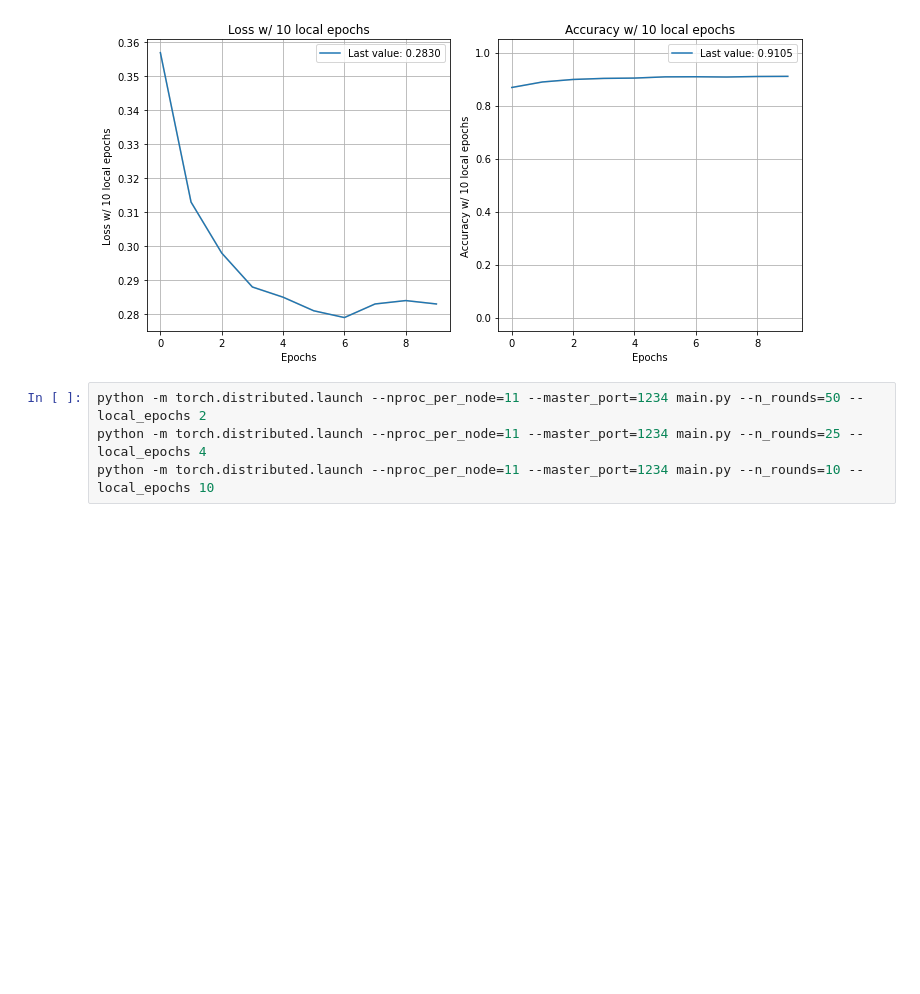
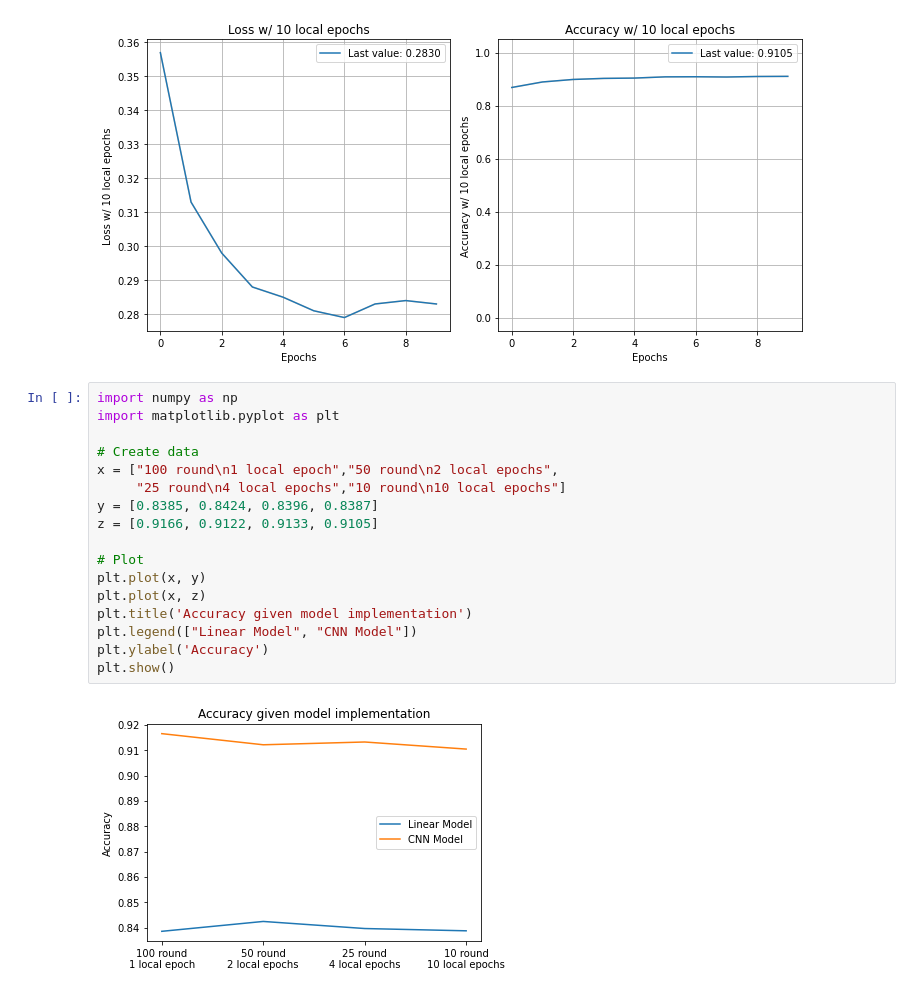
Before and after one commit to qlero/UCA_MSc-DS1, a Jupyter notebook: 2_ML_optimization/lab_sessions/TP3/end_proj/tp3_viz.ipynb, the cells around one changed output. Cells and saved outputs as stored; diff of their text form; blank space fills up the shorter version.

```diff
--- a/2_ML_optimization/lab_sessions/TP3/tp3_viz.ipynb
+++ b/2_ML_optimization/lab_sessions/TP3/end_proj/tp3_viz.ipynb
@@ -842,7 +842,22 @@ modeling_4 = {
 plot_history(modeling_4)
 # %% [output]
 [figure]
-# %%
-python -m torch.distributed.launch --nproc_per_node=11 --master_port=1234 main.py --n_rounds=50 --local_epochs 2
-python -m torch.distributed.launch --nproc_per_node=11 --master_port=1234 main.py --n_rounds=25 --local_epochs 4
-python -m torch.distributed.launch --nproc_per_node=11 --master_port=1234 main.py --n_rounds=10 --local_epochs 10
+# %%
+import numpy as np
+import matplotlib.pyplot as plt
+
+# Create data
+x = ["100 round\n1 local epoch","50 round\n2 local epochs",
+     "25 round\n4 local epochs","10 round\n10 local epochs"]
+y = [0.8385, 0.8424, 0.8396, 0.8387]
+z = [0.9166, 0.9122, 0.9133, 0.9105]
+
+# Plot
+plt.plot(x, y)
+plt.plot(x, z)
+plt.title('Accuracy given model implementation')
+plt.legend(["Linear Model", "CNN Model"])
+plt.ylabel('Accuracy')
+plt.show()
+# %% [output]
+[figure, added]
```
Also changed, not shown: parts of 1 cell of this notebook, 4 other files.
